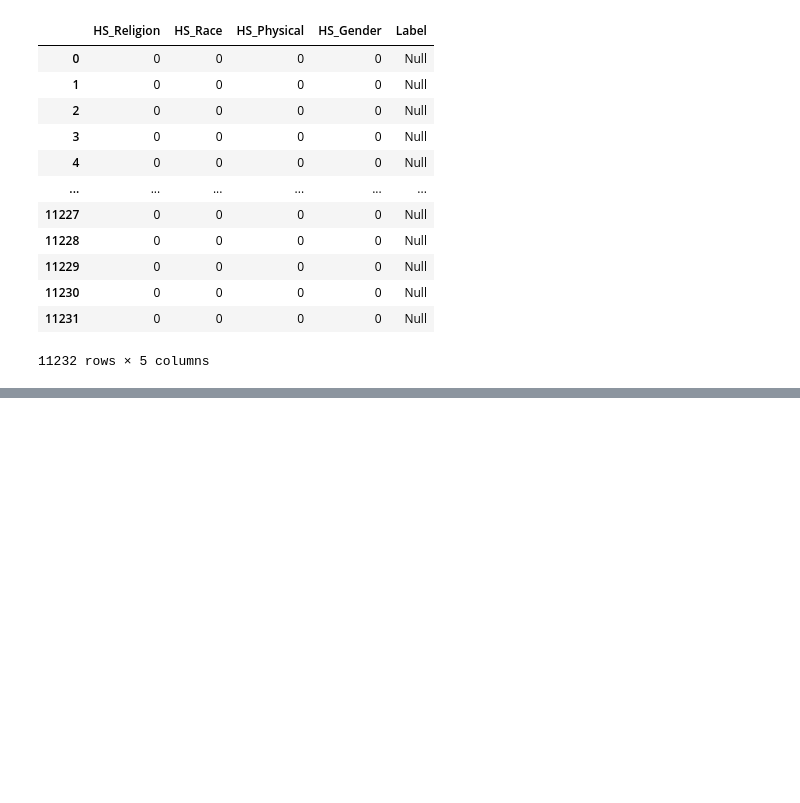
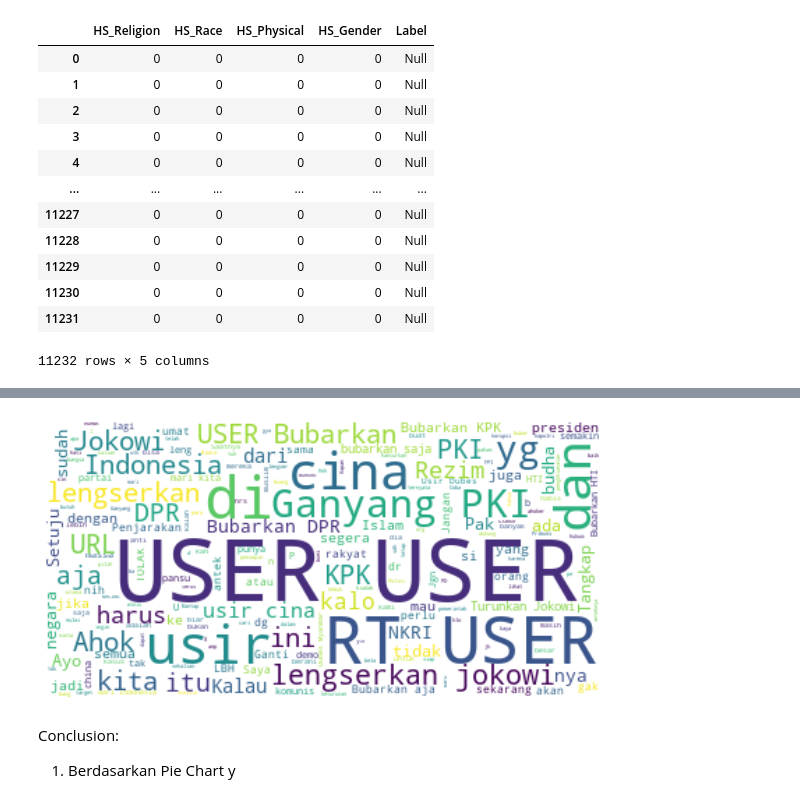
Before and after one commit to Athaelthes/binar-gold-challenge, a Jupyter notebook: AnalisisData.ipynb, the cells around one changed output, grey strips where cells are left out. Cells and saved outputs as stored; diff of their text form; code cells hidden in the pictures; blank space fills up the shorter version.

```diff
--- a/AnalisisData.ipynb
+++ b/AnalisisData.ipynb
@@ -438,0 +462,13 @@ plt.show()
+# %%
+data_all = data[data["HS_Strong"] == 1]
+WC = WordCloud(background_color = 'white').generate(data_all['Tweet'].to_string())
+plt.figure(figsize=(10,10))
+plt.imshow(WC, interpolation='bilinear')
+plt.axis("off")
+plt.margins(x=0, y=0)
+plt.show()
+# %% [output]
+[figure, added]
+# %% [markdown]
+Conclusion:
+1. Berdasarkan Pie Chart y
```
Also changed, not shown: parts of 7 cells of this notebook, 5 other files.
